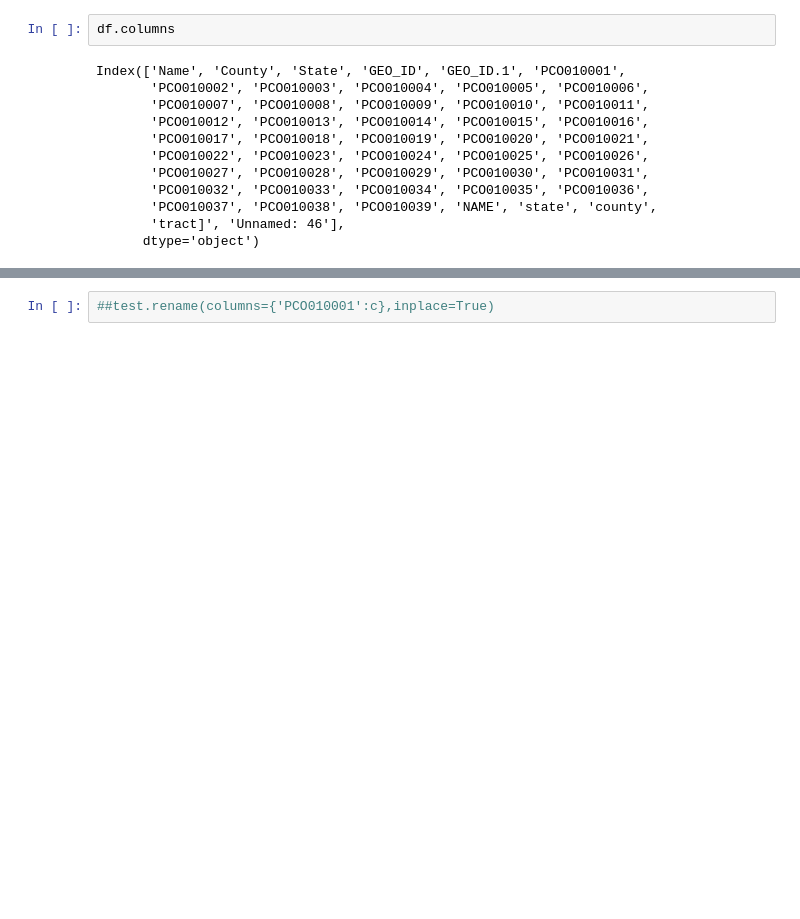
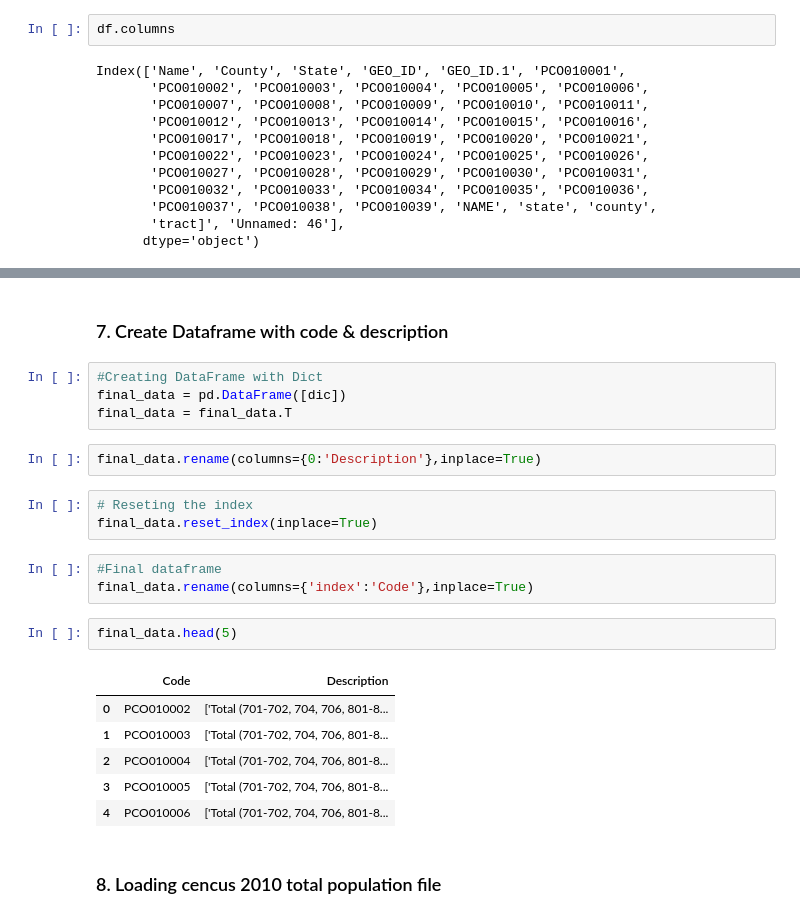
Before and after one commit to GayathriUNT/Nexstep, a Jupyter notebook: First_Internship_Project.ipynb, the cells around one changed output, grey strips where cells are left out. Cells and saved outputs as stored; diff of their text form; blank space fills up the shorter version.

```diff
--- a/First_Internship_Project.ipynb
+++ b/First_Internship_Project.ipynb
@@ -129,2 +176,25 @@ Total (701-702, 704, 706, 801-802, 900-901, 903-904)
+# %% [markdown]
+### 7. Create Dataframe with code & description <a id='7_create_df'></a>
+# %%
+#Creating DataFrame with Dict
+final_data = pd.DataFrame([dic])
+final_data = final_data.T
+# %%
+final_data.rename(columns={0:'Description'},inplace=True)
+# %%
+# Reseting the index
+final_data.reset_index(inplace=True)
 # %%
-##test.rename(columns={'PCO010001':c},inplace=True)
+#Final dataframe
+final_data.rename(columns={'index':'Code'},inplace=True)
+# %%
+final_data.head(5)
+# %% [output]
+|  | Code | Description |
+| 0 | PCO010002 | ['Total (701-702, 704, 706, 801-8... |
+| 1 | PCO010003 | ['Total (701-702, 704, 706, 801-8... |
+| 2 | PCO010004 | ['Total (701-702, 704, 706, 801-8... |
+| 3 | PCO010005 | ['Total (701-702, 704, 706, 801-8... |
+| 4 | PCO010006 | ['Total (701-702, 704, 706, 801-8... |
+# %% [markdown]
+### 8. Loading cencus 2010 total population file<a id='8_load_total'></a>
```
Also changed, not shown: parts of 34 cells of this notebook.
